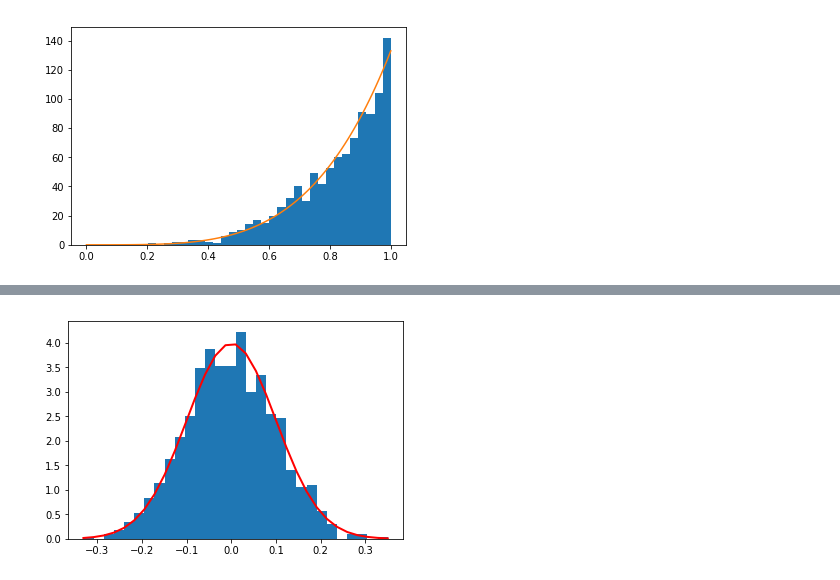
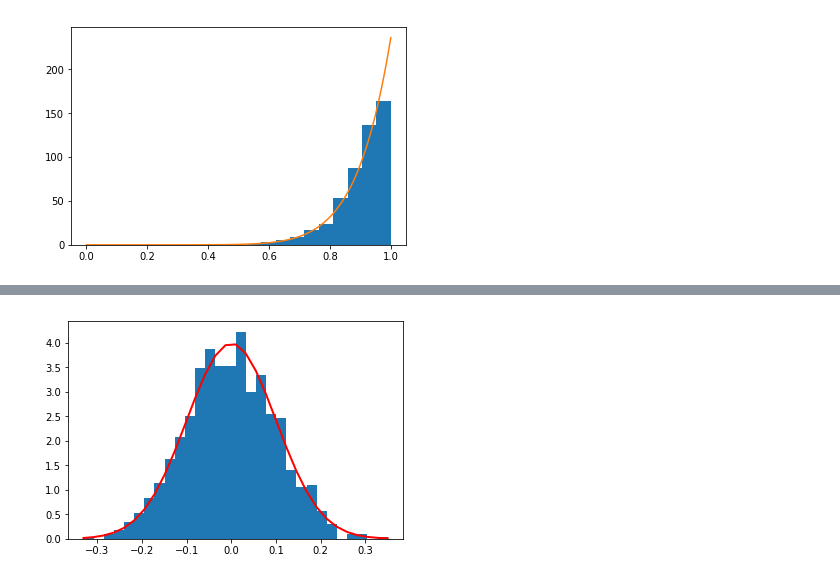
Before and after one commit to SomanathanSubramaniyan/Programming-for-Data-Analysis, a Jupyter notebook: Assignment-2018-Numpy.ipynb, the cells around one changed output, grey strips where cells are left out. Drawn from its saved outputs; the diff is of its cells as text; code cells hidden in the pictures.

```diff
--- a/Assignment-2018-Numpy.ipynb
+++ b/Assignment-2018-Numpy.ipynb
@@ -92,17 +123,22 @@ Results of permutation        function : array([5, 3, 1, 4, 2])
 import numpy as np
 import matplotlib.pyplot as plt
 
-#variable declarations and value definitions
-a = 5
-samples = 1000
+#variable declarations and value definitions.  a -> exponent; samples -> Number of Samples
+#Use random power to generate samples and store the values in the variable s
+a,samples = 10,500
 s = np.random.power(a, samples)
+x = np.linspace(0, 1, 100)
 
-count, bins, ignored = plt.hist(s, bins=30)
-x = np.linspace(0, 1, 100)
+# calculate the Y value using power distribution funtion
 y = a*x**(a-1.)
-normed_y = samples*np.diff(bins)[0]*y
-plt.plot(x, normed_y)
-plt.show()
-# %% [output]
-[figure, removed]
+# %%
+# Plot the histogram with the values of s; ignore the warning messages
+count, bins, ignored = plt.hist(s)
+
+#calculate normalised y and plot the graph
+normed_y = samples*np.diff(bins)[0]*y
+plt.plot(x, normed_y)
+plt.show()
+# %% [output]
+[figure, added]
 # %% [markdown]
```
Also changed, not shown: parts of 11 cells of this notebook.
